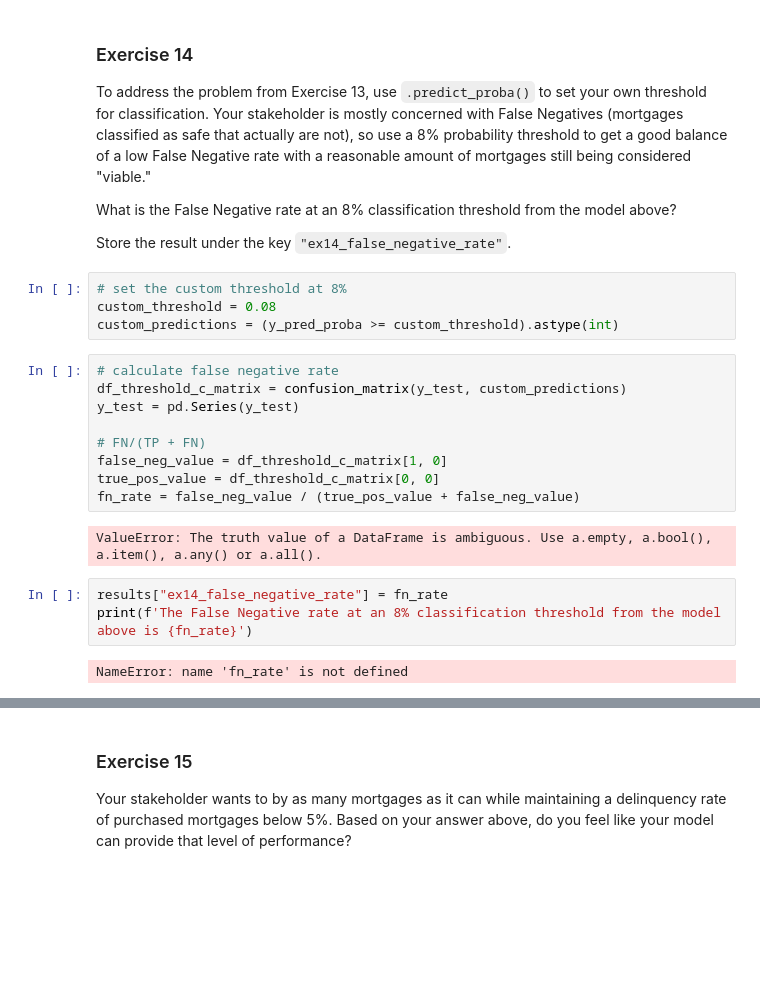
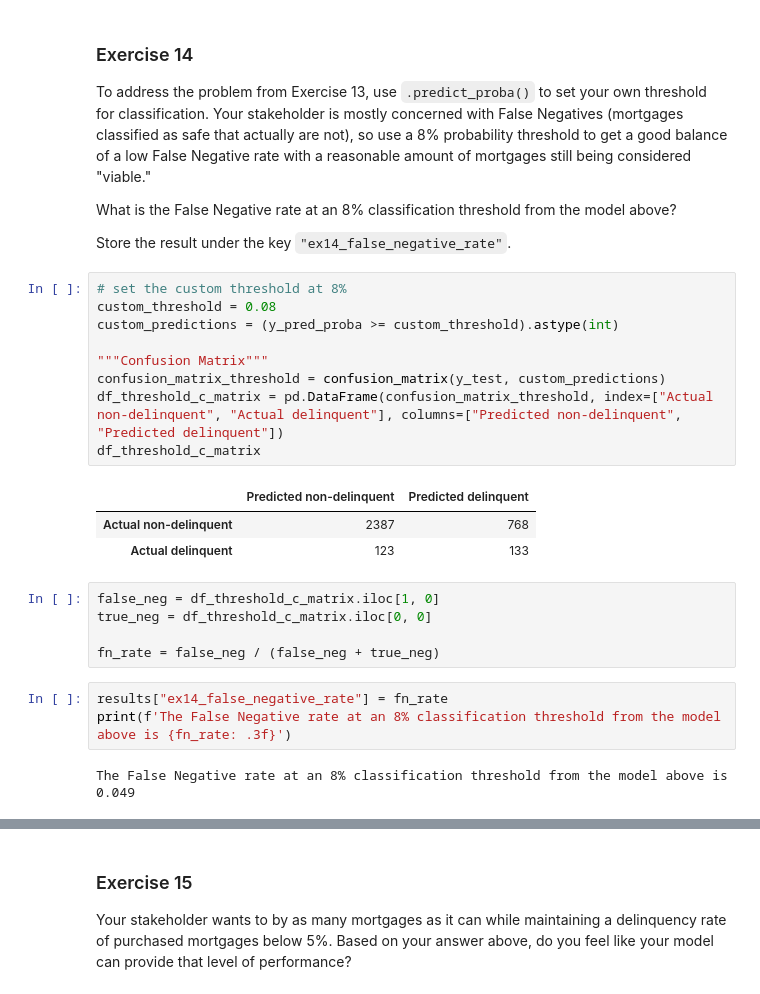
Before and after one commit to nogibjj/ZT-UDS, a Jupyter notebook: exercise_passive_prediction.ipynb, the cells around one changed output, grey strips where cells are left out. Saved outputs shown, nothing was run; the diff lists cells and outputs as text; blank space fills up the shorter version.

```diff
--- a/exercise_passive_prediction.ipynb
+++ b/exercise_passive_prediction.ipynb
@@ -717,20 +717,23 @@ Store the result under the key `"ex14_false_negative_rate"`.
 # %%
 # set the custom threshold at 8%
 custom_threshold = 0.08
 custom_predictions = (y_pred_proba >= custom_threshold).astype(int)
+
+"""Confusion Matrix"""
+confusion_matrix_threshold = confusion_matrix(y_test, custom_predictions)
+df_threshold_c_matrix = pd.DataFrame(confusion_matrix_threshold, index=["Actual non-delinquent", "Actual delinquent"], columns=["Predicted non-delinquent", "Predicted delinquent"])
+df_threshold_c_matrix
+# %% [output]
+|  | Predicted non-delinquent | Predicted delinquent |
+| Actual non-delinquent | 2387 | 768 |
+| Actual delinquent | 123 | 133 |
-# %%
-# calculate false negative rate
-df_threshold_c_matrix = confusion_matrix(y_test, custom_predictions)
-y_test = pd.Series(y_test)
-
-# FN/(TP + FN)
-false_neg_value = df_threshold_c_matrix[1, 0]
-true_pos_value = df_threshold_c_matrix[0, 0]
-fn_rate = false_neg_value / (true_pos_value + false_neg_value)
-# %% [output]
-ValueError: The truth value of a DataFrame is ambiguous. Use a.empty, a.bool(), a.item(), a.any() or a.all().
+# %%
+false_neg = df_threshold_c_matrix.iloc[1, 0]
+true_neg = df_threshold_c_matrix.iloc[0, 0]
+
+fn_rate = false_neg / (false_neg + true_neg)
 # %%
 results["ex14_false_negative_rate"] = fn_rate
-print(f'The False Negative rate at an 8% classification threshold from the model above is {fn_rate}')
+print(f'The False Negative rate at an 8% classification threshold from the model above is {fn_rate: .3f}')
 # %% [output]
-NameError: name 'fn_rate' is not defined
+The False Negative rate at an 8% classification threshold from the model above is  0.049
```
Also changed, not shown: parts of 2 cells of this notebook.
